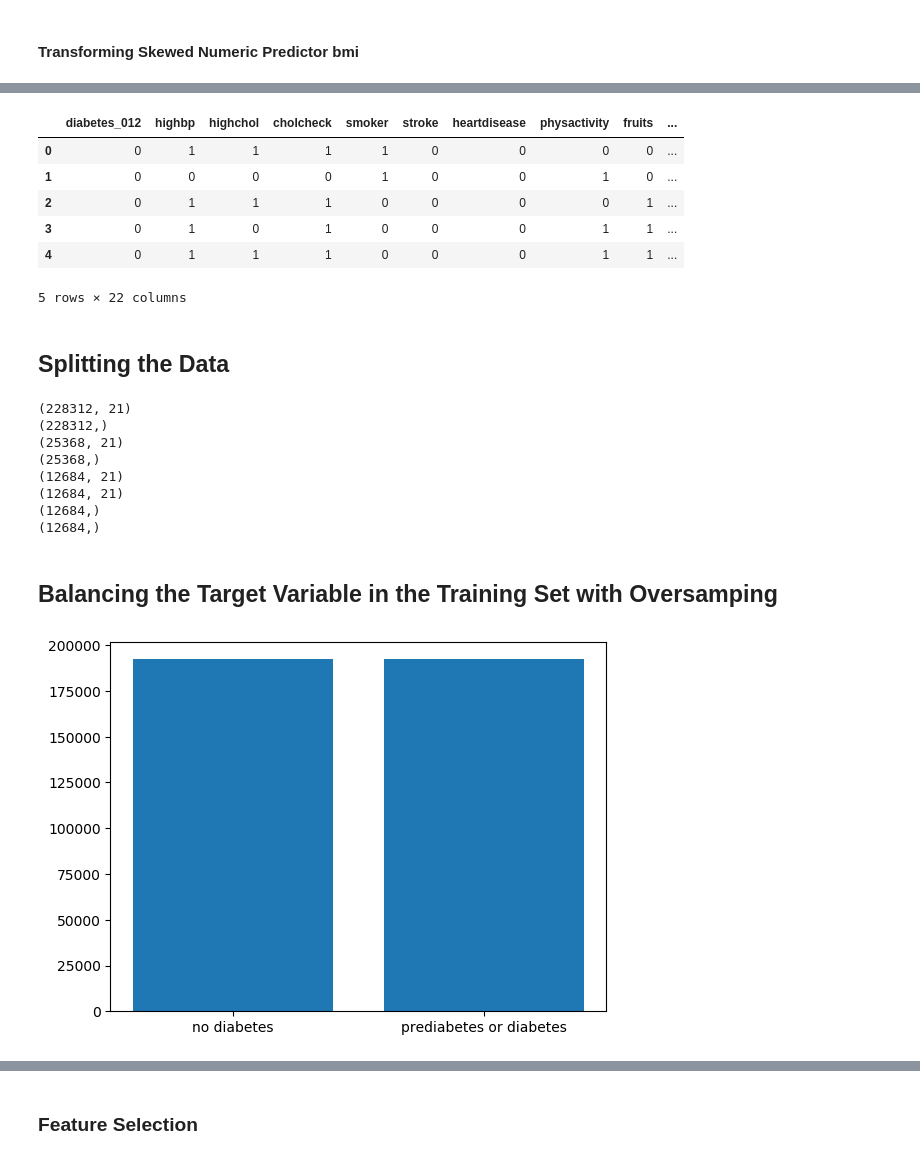
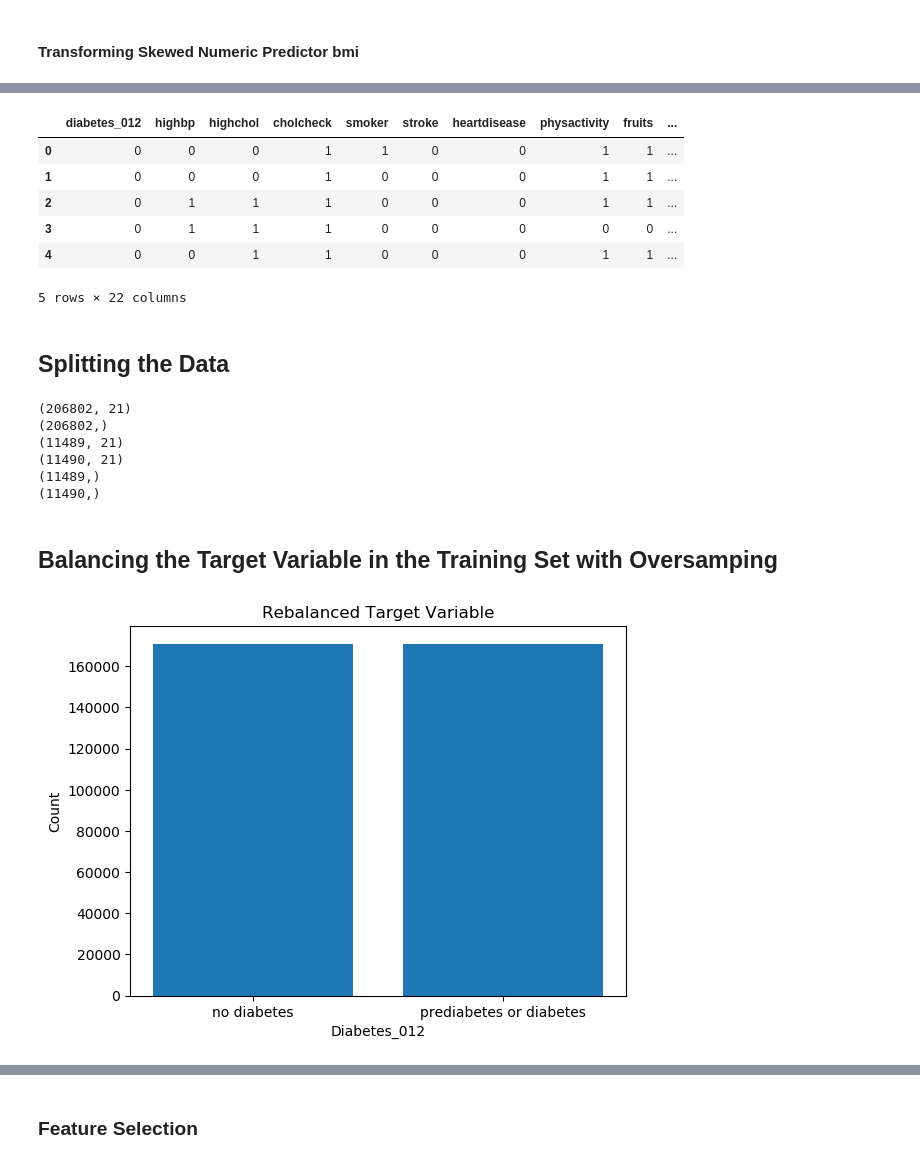
Before and after one commit to ChrisGarciaDS/Predict-Diabetes-Cloud, a Jupyter notebook: analysisNotebook.ipynb, the cells around one changed output, grey strips where cells are left out. Cells and saved outputs as stored; diff of their text form; code cells hidden in the pictures.

```diff
--- a/analysisNotebook.ipynb
+++ b/analysisNotebook.ipynb
@@ -656,6 +694,6 @@ DatabaseError: Execution failed on sql: CREATE VIEW filtered_outlier AS
 # %%
 # Creating pandas df from query
-statement = """SELECT * FROM filter_outliers"""
-diabetes_df = pd.read_sql(statement, conn)
-diabetes_df.head()
+statement = """SELECT * FROM filter_outlier"""
+diabetes_df_filteroutliers = pd.read_sql(statement, conn)
+diabetes_df_filteroutliers.head()
 # %% [output]
@@ -664,0 +713,3 @@ unable to rollback
+# %%
+diabetes_df = diabetes_df_filteroutliers.drop_duplicates()
+diabetes_df.shape
@@ -728,19 +792,23 @@ plt.show()
 # %%
 bmi_transformed_df = pd.DataFrame(transformed_bmi, columns = ['bmi_boxcox'])
+
+bmi_transformed_df.reset_index(drop=True, inplace=True)
+diabetes_df.reset_index(drop=True, inplace=True)
+
 diabetes_indicators_trans = pd.concat([diabetes_df, bmi_transformed_df], axis = 'columns')
 diabetes_indicators_trans = diabetes_indicators_trans.drop(['bmi'], axis = 1)
 
 diabetes_indicators_trans.head()
 # %% [output]
 |  | diabetes_012 | highbp | highchol | cholcheck | smoker | stroke | heartdisease | physactivity | fruits | ... |
-| 0 | 0 | 1 | 1 | 1 | 1 | 0 | 0 | 0 | 0 | ... |
-| 1 | 0 | 0 | 0 | 0 | 1 | 0 | 0 | 1 | 0 | ... |
-| 2 | 0 | 1 | 1 | 1 | 0 | 0 | 0 | 0 | 1 | ... |
-| 3 | 0 | 1 | 0 | 1 | 0 | 0 | 0 | 1 | 1 | ... |
-| 4 | 0 | 1 | 1 | 1 | 0 | 0 | 0 | 1 | 1 | ... |
+| 0 | 0 | 0 | 0 | 1 | 1 | 0 | 0 | 1 | 1 | ... |
+| 1 | 0 | 0 | 0 | 1 | 0 | 0 | 0 | 1 | 1 | ... |
+| 2 | 0 | 1 | 1 | 1 | 0 | 0 | 0 | 1 | 1 | ... |
+| 3 | 0 | 1 | 1 | 1 | 0 | 0 | 0 | 0 | 0 | ... |
+| 4 | 0 | 0 | 1 | 1 | 0 | 0 | 0 | 1 | 1 | ... |
 5 rows × 22 columns
-# %% [markdown]
-## Splitting the Data
+# %% [markdown]
+## Splitting the Data
 # %%
 x = diabetes_indicators_trans.iloc[:, 1:23]
 y = diabetes_indicators_trans['diabetes_012']
@@ -748,8 +816,8 @@ y = diabetes_indicators_trans['diabetes_012']
 x_train, x_holdout, y_train, y_holdout = train_test_split(x, y, test_size = 0.1, random_state = 42)
 print(x_train.shape)
 print(y_train.shape)
-print(x_holdout.shape)
-print(y_holdout.shape)
+#print(x_holdout.shape)
+#print(y_holdout.shape)
 
 x_validation, x_test, y_validation, y_test = train_test_split(x_holdout, y_holdout, test_size = 0.5, random_state = 42)
 print(x_validation.shape)
@@ -757,20 +825,21 @@ print(x_test.shape)
 print(y_validation.shape)
 print(y_test.shape)
 # %% [output]
-(228312, 21)
-(228312,)
-(25368, 21)
-(25368,)
-(12684, 21)
-(12684, 21)
-(12684,)
-(12684,)
+(206802, 21)
+(206802,)
+(11489, 21)
+(11490, 21)
+(11489,)
+(11490,)
 # %% [markdown]
 ## Balancing the Target Variable in the Training Set with Oversamping
 # %%
 resamp = RandomOverSampler(random_state = 42)
 x_res, y_res = resamp.fit_resample(x_train, y_train)
 plt.bar(['no diabetes', 'prediabetes or diabetes'], y_res.value_counts())
+plt.title('Rebalanced Target Variable')
+plt.xlabel('Diabetes_012')
+plt.ylabel('Count')
 plt.show()
 # %% [output]
-[figure, old version]
+[figure, new version]
```
Also changed, not shown: parts of 60 cells of this notebook.
